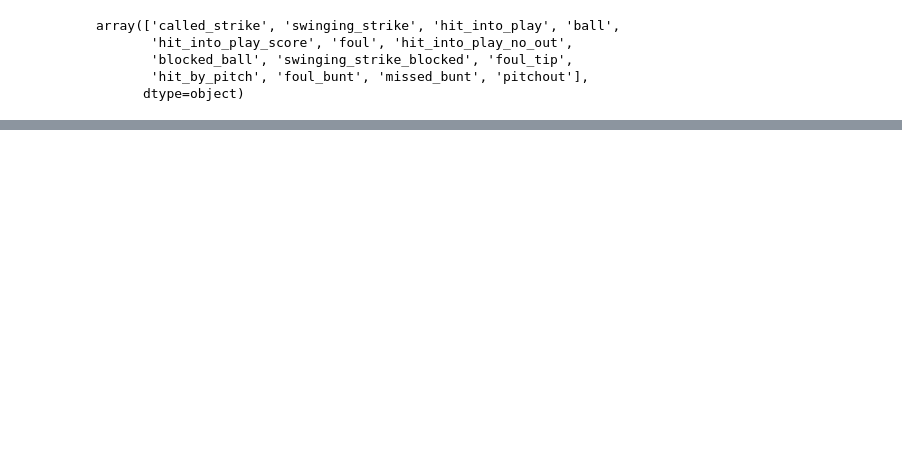
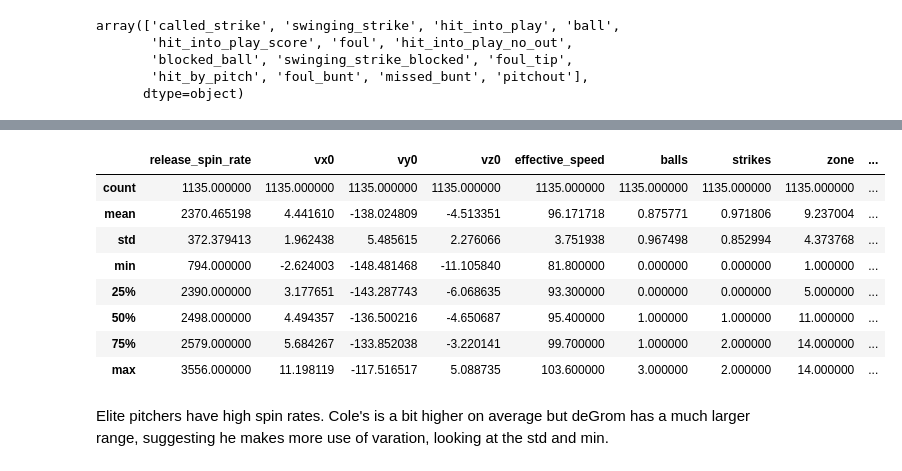
Before and after one commit to konstanzer/Ace_versus_Ace, a Jupyter notebook: notebooka/EDA.ipynb, the cells around one changed output, grey strips where cells are left out. Saved outputs shown, nothing was run; the diff lists cells and outputs as text; code cells hidden in the pictures; blank space fills up the shorter version.

```diff
--- a/notebooka/EDA.ipynb
+++ b/notebooka/EDA.ipynb
@@ -202,0 +246,6 @@ ValueError: all the input array dimensions for the concatenation axis must match
+# %%
+degrom_df = df2[df2.player_name=='Jacob deGrom']
+degrom_df = degrom_df.drop(['pitcher', 'game_type', 'game_year', 'pitch_name', 'pitch_type', 'pitch_number',
+             'release_speed', 'description'], axis=1)
+
+degrom_df = degrom_df.loc[:, (degrom_df != 0).any(axis=0)]
@@ -202,0 +264,14 @@ ValueError: all the input array dimensions for the concatenation axis must match
+# %%
+degrom_df.describe()
+# %% [output]
+|  | release_spin_rate | vx0 | vy0 | vz0 | effective_speed | balls | strikes | zone | ... |
+| count | 1135.000000 | 1135.000000 | 1135.000000 | 1135.000000 | 1135.000000 | 1135.000000 | 1135.000000 | 1135.000000 | ... |
+| mean | 2370.465198 | 4.441610 | -138.024809 | -4.513351 | 96.171718 | 0.875771 | 0.971806 | 9.237004 | ... |
+| std | 372.379413 | 1.962438 | 5.485615 | 2.276066 | 3.751938 | 0.967498 | 0.852994 | 4.373768 | ... |
+| min | 794.000000 | -2.624003 | -148.481468 | -11.105840 | 81.800000 | 0.000000 | 0.000000 | 1.000000 | ... |
+| 25% | 2390.000000 | 3.177651 | -143.287743 | -6.068635 | 93.300000 | 0.000000 | 0.000000 | 5.000000 | ... |
+| 50% | 2498.000000 | 4.494357 | -136.500216 | -4.650687 | 95.400000 | 1.000000 | 1.000000 | 11.000000 | ... |
+| 75% | 2579.000000 | 5.684267 | -133.852038 | -3.220141 | 99.700000 | 1.000000 | 2.000000 | 14.000000 | ... |
+| max | 3556.000000 | 11.198119 | -117.516517 | 5.088735 | 103.600000 | 3.000000 | 2.000000 | 14.000000 | ... |
+# %% [markdown]
+Elite pitchers have high spin rates. Cole's is a bit higher on average but deGrom has a much larger range, suggesting he makes more use of varation, looking at the std and min.
```
Also changed, not shown: parts of 26 cells of this notebook, 2 other files.
